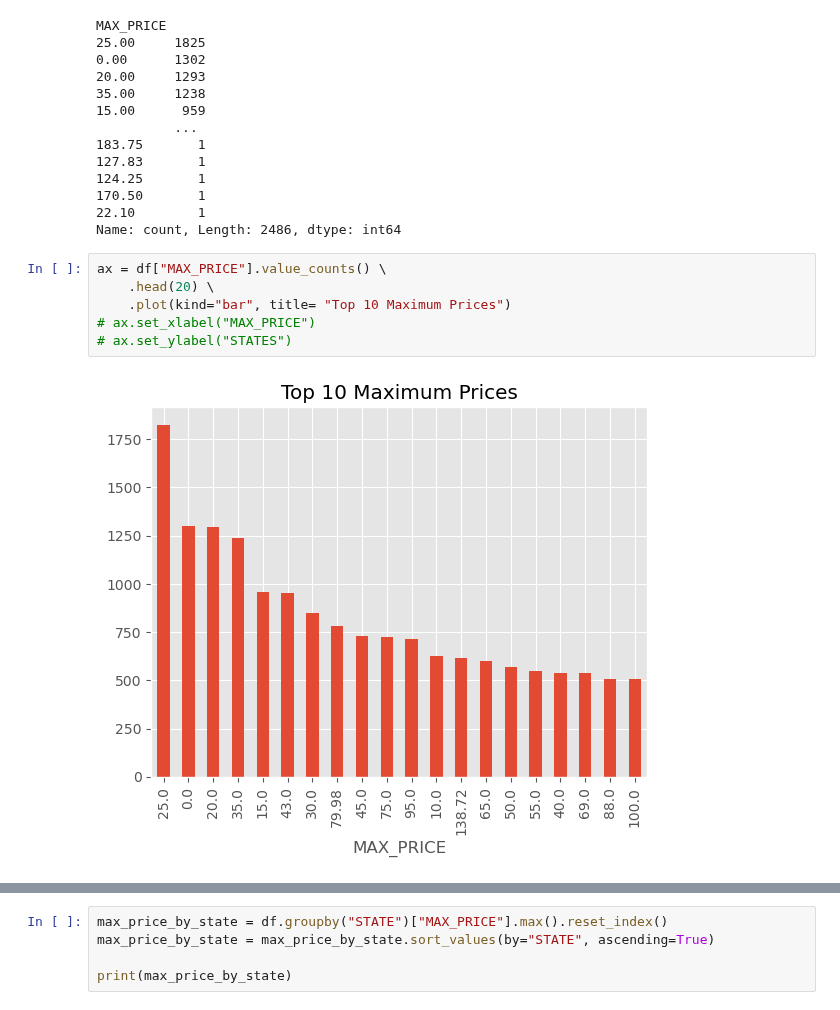
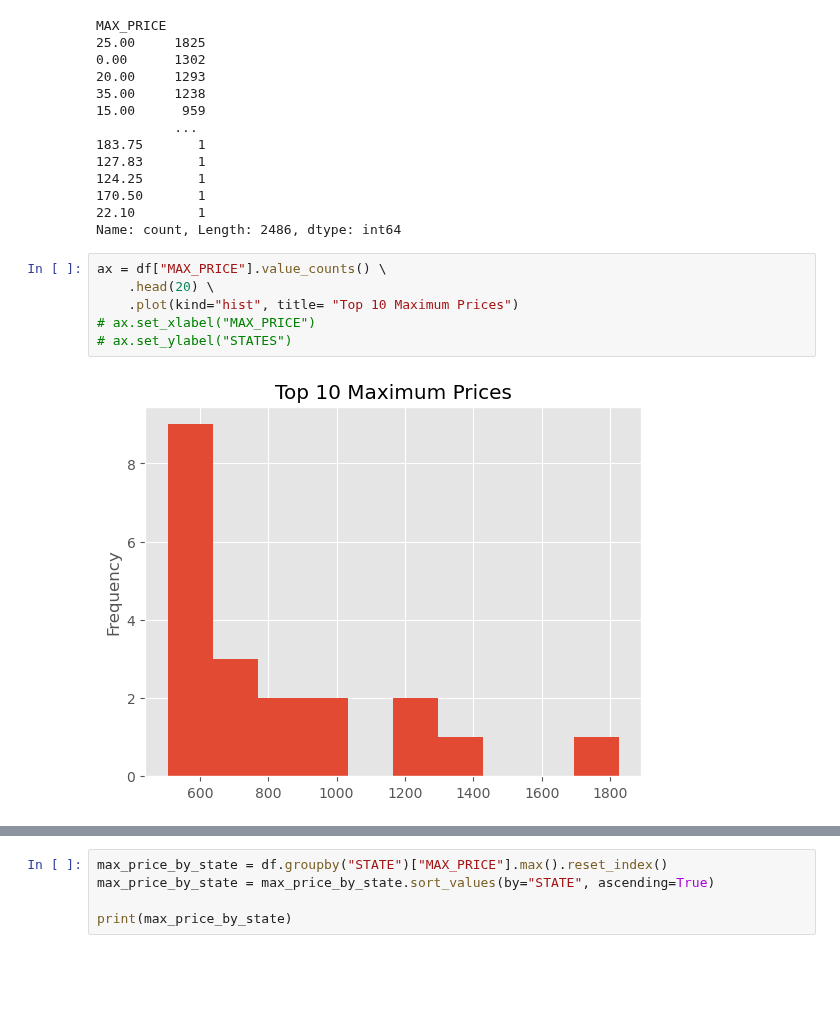
Before and after one commit to dq93/TicketMasterAPI, a Jupyter notebook: notebooks/Jacque_eda.ipynb, the cells around one changed output, grey strips where cells are left out. Drawn from its saved outputs; the diff is of its cells as text; blank space fills up the shorter version.

Commit message:
updated Jacque_eda with visuals

```diff
--- a/notebooks/Jacque_eda.ipynb
+++ b/notebooks/Jacque_eda.ipynb
@@ -329,8 +329,8 @@ Name: count, Length: 2486, dtype: int64
 # %%
 ax = df["MAX_PRICE"].value_counts() \
     .head(20) \
-    .plot(kind="bar", title= "Top 10 Maximum Prices")
+    .plot(kind="hist", title= "Top 10 Maximum Prices")
 # ax.set_xlabel("MAX_PRICE")
 # ax.set_ylabel("STATES")
 # %% [output]
-[figure, old version]
+[figure, new version]
```
Also changed, not shown: parts of 1 cell of this notebook.
